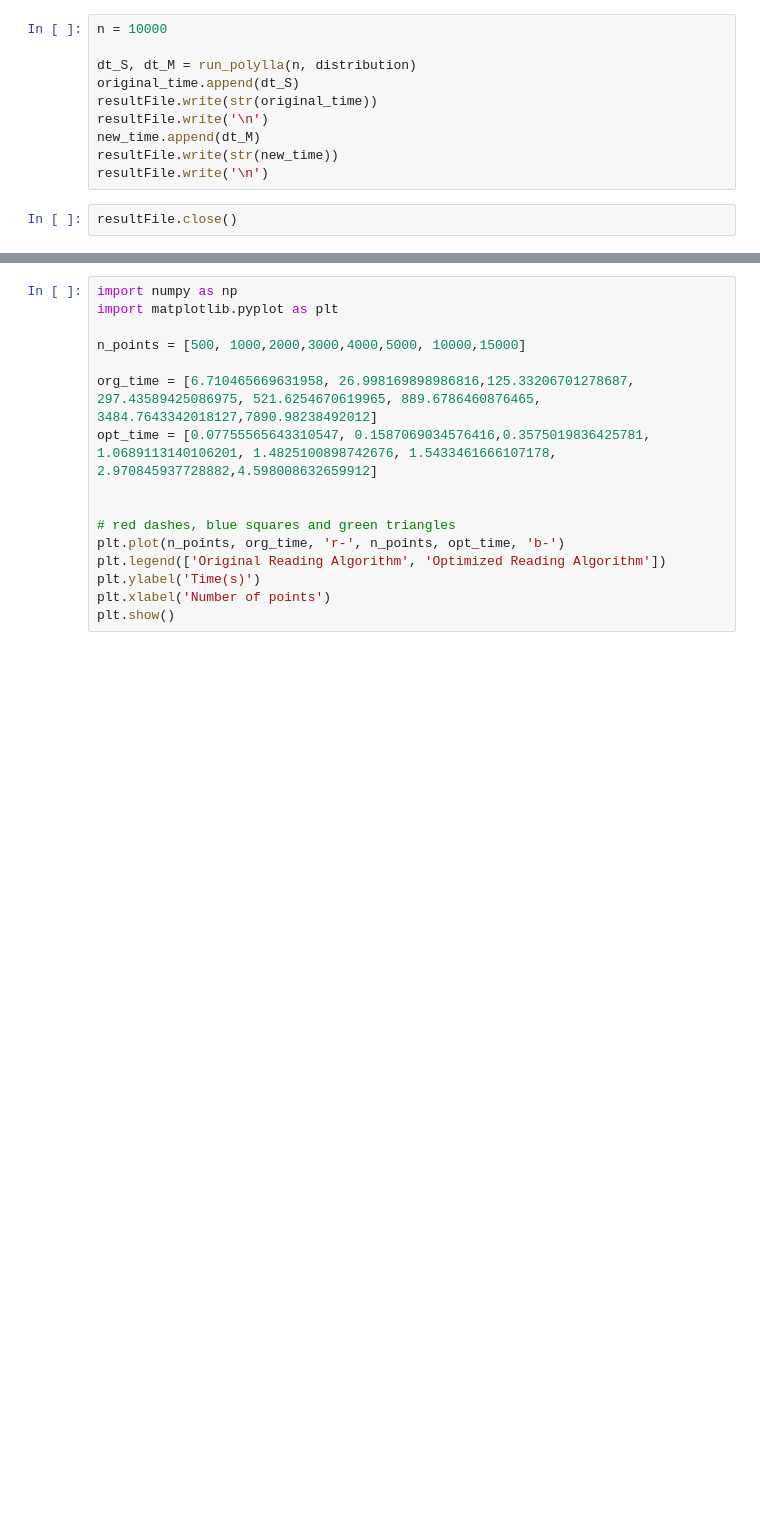
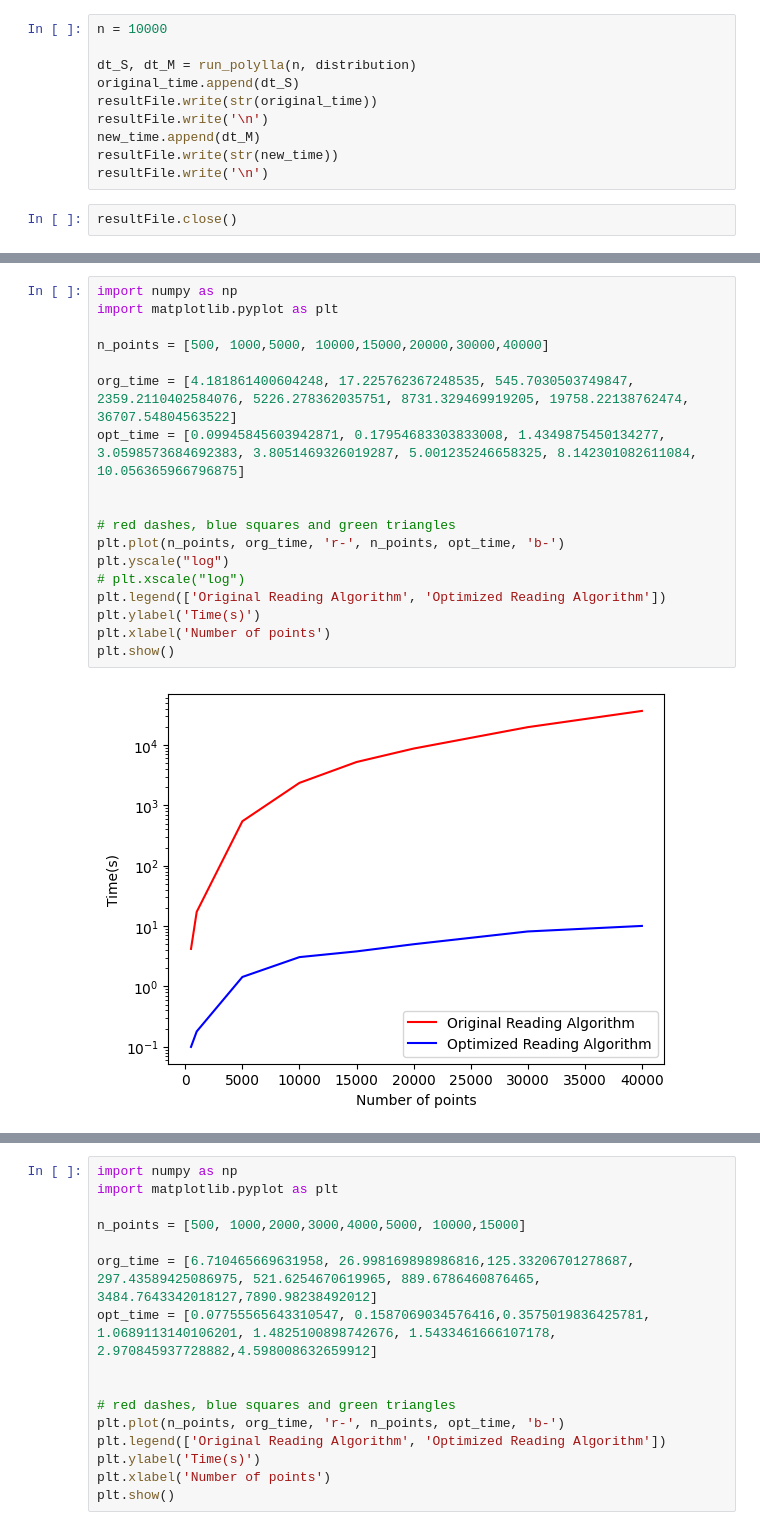
Before and after one commit to Magdalena-Alvarez/3D-Polylla, a Jupyter notebook: polylla-time.ipynb, the cells around one changed output, grey strips where cells are left out. Cells and saved outputs as stored; diff of their text form; blank space fills up the shorter version.

```diff
--- a/polylla-time.ipynb
+++ b/polylla-time.ipynb
@@ -702,0 +674,20 @@ Nuevo método es: 99.8823862273956 % más rápido.
+# %%
+import numpy as np
+import matplotlib.pyplot as plt
+
+n_points = [500, 1000,5000, 10000,15000,20000,30000,40000]
+
+org_time = [4.181861400604248, 17.225762367248535, 545.7030503749847, 2359.2110402584076, 5226.278362035751, 8731.329469919205, 19758.22138762474, 36707.54804563522]
+opt_time = [0.09945845603942871, 0.17954683303833008, 1.4349875450134277, 3.0598573684692383, 3.8051469326019287, 5.001235246658325, 8.142301082611084, 10.056365966796875]
+
+
+# red dashes, blue squares and green triangles
+plt.plot(n_points, org_time, 'r-', n_points, opt_time, 'b-')
+plt.yscale("log")
+# plt.xscale("log")
+plt.legend(['Original Reading Algorithm', 'Optimized Reading Algorithm'])
+plt.ylabel('Time(s)')
+plt.xlabel('Number of points')
+plt.show()
+# %% [output]
+[figure, added]
```
Also changed, not shown: parts of 15 cells of this notebook, 3 other files.
